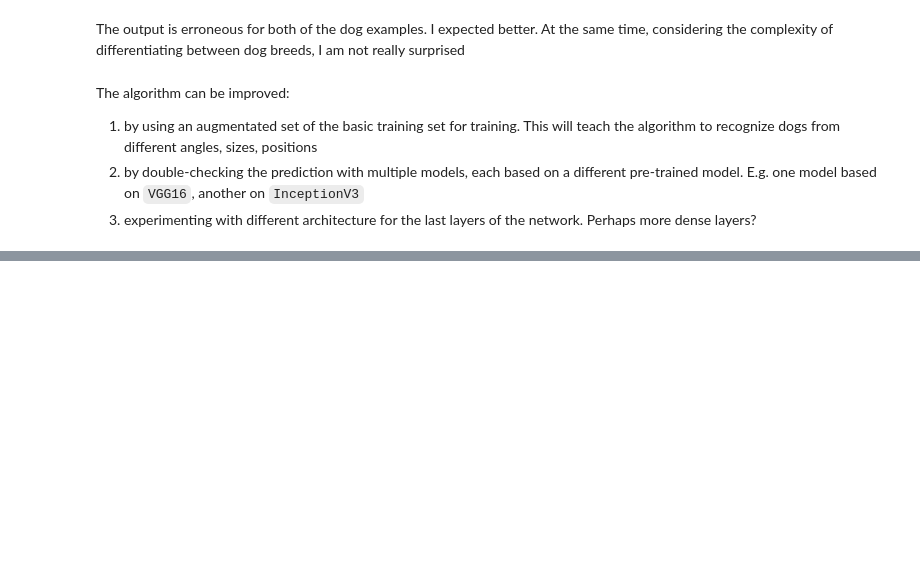
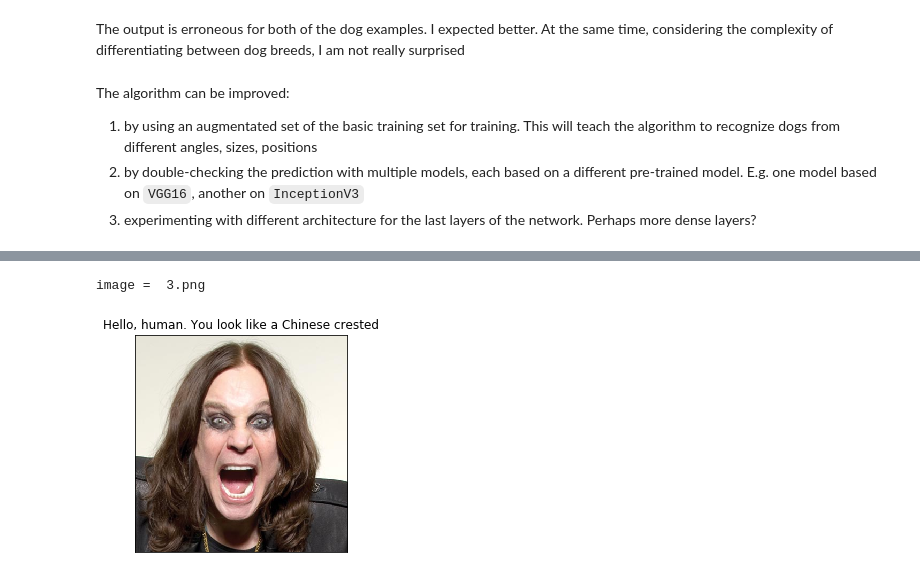
Before and after one commit to cristianmtr/dog-project, a Jupyter notebook: dog_app.ipynb, the cells around one changed output, grey strips where cells are left out. Saved outputs shown, nothing was run; the diff lists cells and outputs as text; code cells hidden in the pictures; blank space fills up the shorter version.

```diff
--- a/dog_app.ipynb
+++ b/dog_app.ipynb
@@ -1102,0 +875,5 @@ image =  D:\tmp\photos\1.jpg
+# %%
+step6('3.png')
+# %% [output]
+image =  3.png
+[figure, added]
```
Also changed, not shown: parts of 51 cells of this notebook, 15 other files.
